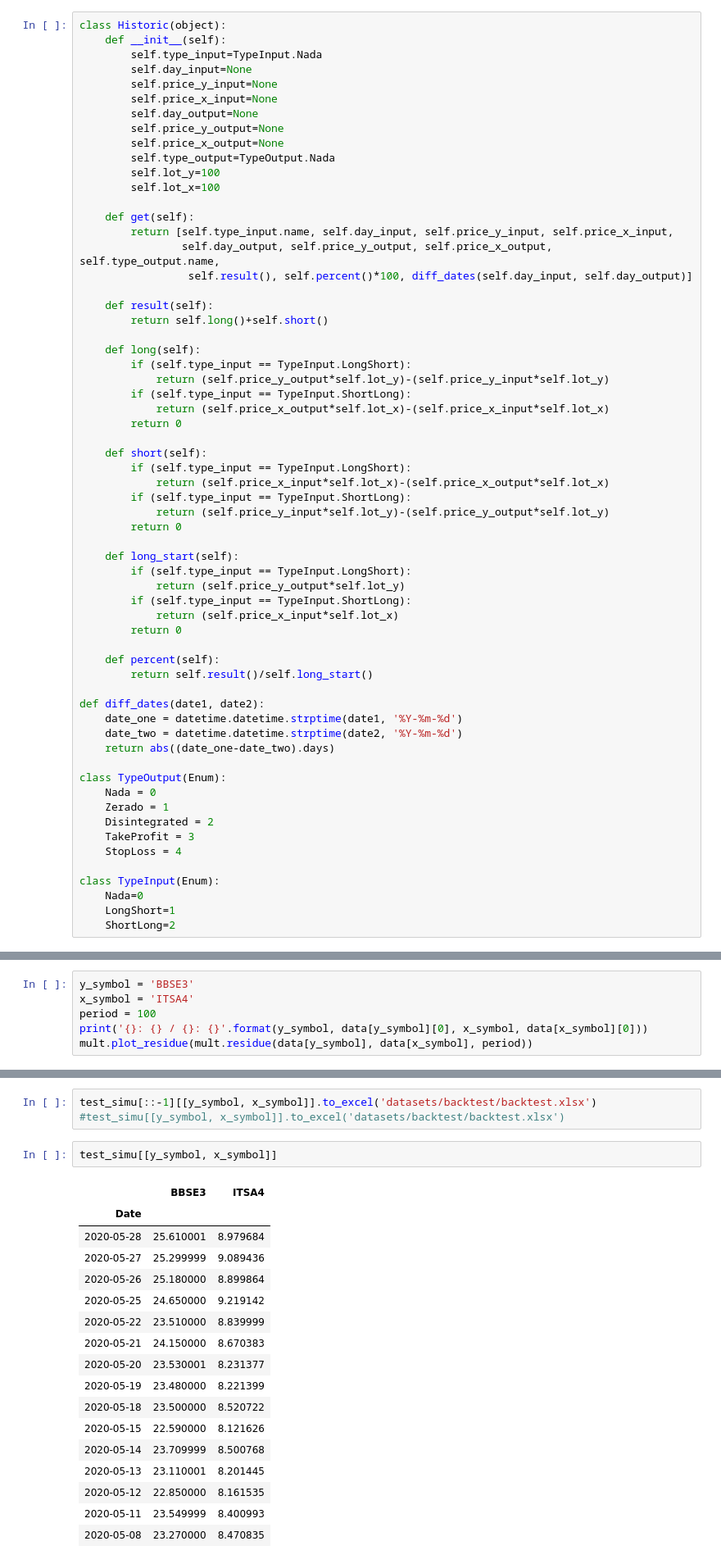
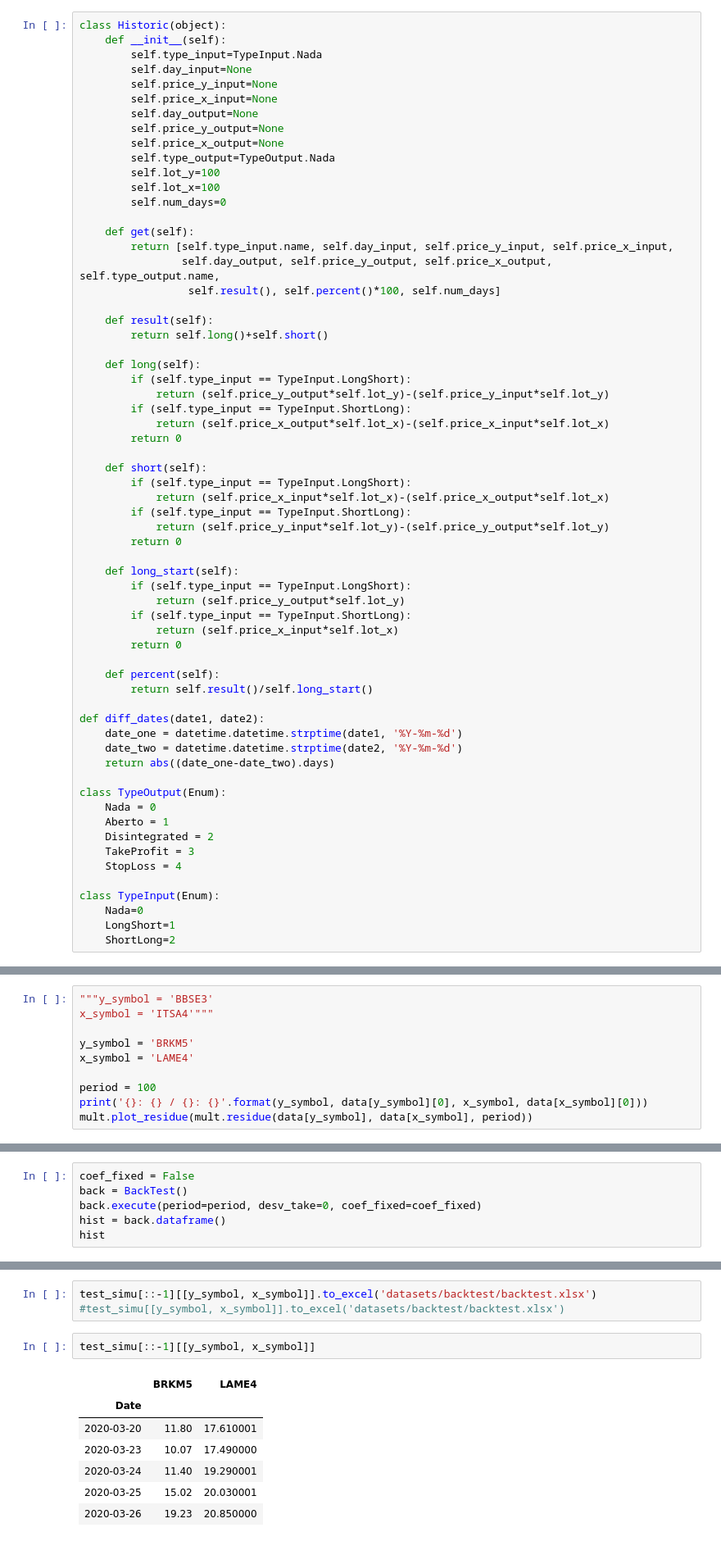
Before and after one commit to andreolvgomes/long-short-by-cointegration, a Jupyter notebook: BackTest.ipynb, the cells around one changed output, grey strips where cells are left out. Shown at 82% size. Cells and saved outputs as stored; diff of their text form.

Commit message:
Código para BackTest

```diff
--- a/BackTest.ipynb
+++ b/BackTest.ipynb
@@ -27,11 +25,12 @@ class Historic(object):
         self.type_output=TypeOutput.Nada
         self.lot_y=100
         self.lot_x=100
+        self.num_days=0
 
     def get(self):
         return [self.type_input.name, self.day_input, self.price_y_input, self.price_x_input,
                 self.day_output, self.price_y_output, self.price_x_output, self.type_output.name,
-                 self.result(), self.percent()*100, diff_dates(self.day_input, self.day_output)]
+                 self.result(), self.percent()*100, self.num_days]
 
     def result(self):
         return self.long()+self.short()
@@ -67,7 +66,7 @@ def diff_dates(date1, date2):
 
 class TypeOutput(Enum):
     Nada = 0
-    Zerado = 1
+    Aberto = 1
     Disintegrated = 2
     TakeProfit = 3
     StopLoss = 4
@@ -93,8 +92,12 @@ print('pairs: {}'.format(pairs.shape))
 data: (311, 72)
 pairs: (2027, 13)
 # %%
-y_symbol = 'BBSE3'
-x_symbol = 'ITSA4'
+"""y_symbol = 'BBSE3'
+x_symbol = 'ITSA4'"""
+
+y_symbol = 'BRKM5'
+x_symbol = 'LAME4'
+
 period = 100
 print('{}: {} / {}: {}'.format(y_symbol, data[y_symbol][0], x_symbol, data[x_symbol][0]))
 mult.plot_residue(mult.residue(data[y_symbol], data[x_symbol], period))
@@ -262,0 +275,6 @@ hist
+# %%
+coef_fixed = False
+back = BackTest()
+back.execute(period=period, desv_take=0, coef_fixed=coef_fixed)
+hist = back.dataframe()
+hist
@@ -296,22 +322,12 @@ Days: 14
 test_simu[::-1][[y_symbol, x_symbol]].to_excel('datasets/backtest/backtest.xlsx')
 #test_simu[[y_symbol, x_symbol]].to_excel('datasets/backtest/backtest.xlsx')
 # %%
-test_simu[[y_symbol, x_symbol]]
+test_simu[::-1][[y_symbol, x_symbol]]
 # %% [output]
-|  | BBSE3 | ITSA4 |
+|  | BRKM5 | LAME4 |
 | Date |  |  |
-| 2020-05-28 | 25.610001 | 8.979684 |
-| 2020-05-27 | 25.299999 | 9.089436 |
-| 2020-05-26 | 25.180000 | 8.899864 |
-| 2020-05-25 | 24.650000 | 9.219142 |
-| 2020-05-22 | 23.510000 | 8.839999 |
-| 2020-05-21 | 24.150000 | 8.670383 |
-| 2020-05-20 | 23.530001 | 8.231377 |
-| 2020-05-19 | 23.480000 | 8.221399 |
-| 2020-05-18 | 23.500000 | 8.520722 |
-| 2020-05-15 | 22.590000 | 8.121626 |
-| 2020-05-14 | 23.709999 | 8.500768 |
-| 2020-05-13 | 23.110001 | 8.201445 |
-| 2020-05-12 | 22.850000 | 8.161535 |
-| 2020-05-11 | 23.549999 | 8.400993 |
-| 2020-05-08 | 23.270000 | 8.470835 |
+| 2020-03-20 | 11.80 | 17.610001 |
+| 2020-03-23 | 10.07 | 17.490000 |
+| 2020-03-24 | 11.40 | 19.290001 |
+| 2020-03-25 | 15.02 | 20.030001 |
+| 2020-03-26 | 19.23 | 20.850000 |
```
Also changed, not shown: parts of 8 cells of this notebook, 2 other files.
